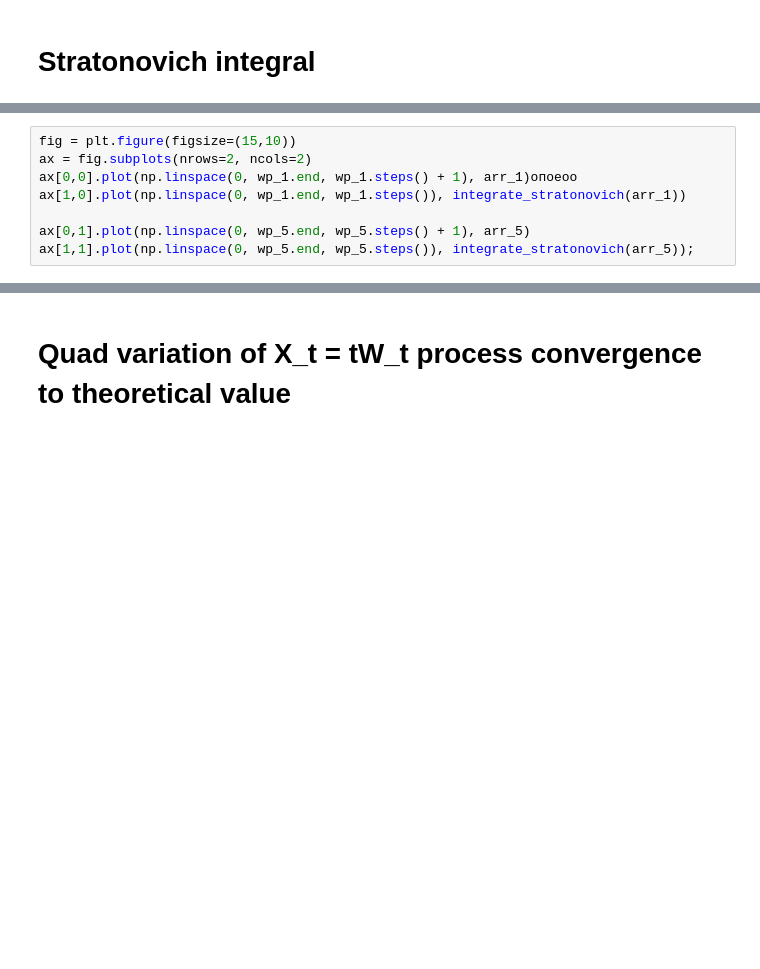
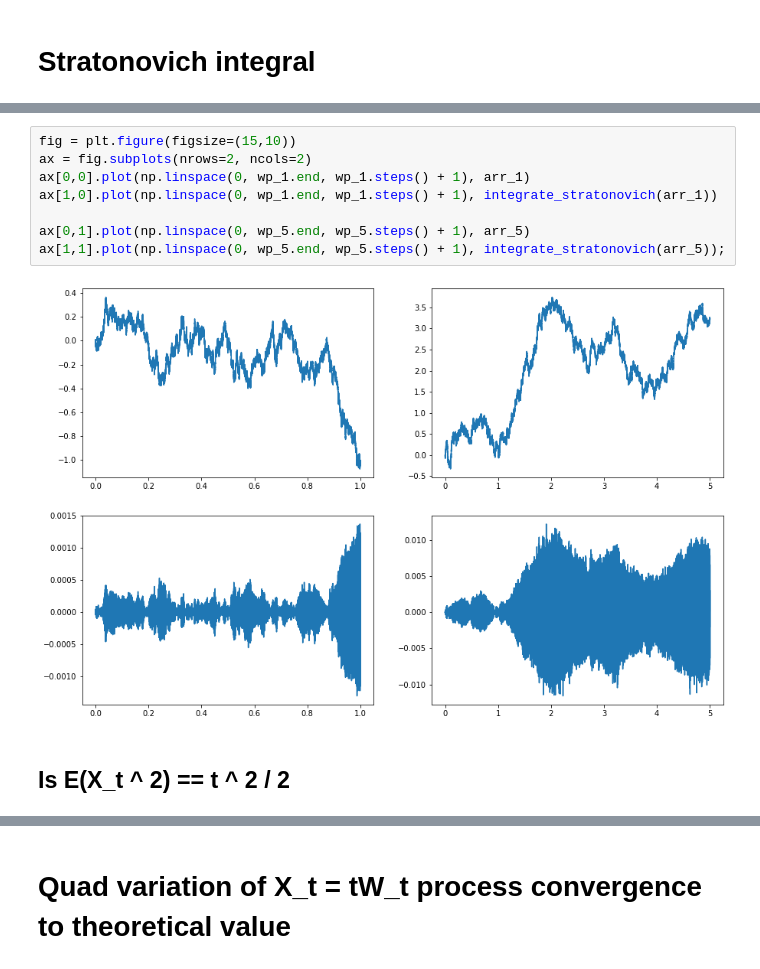
Before and after one commit to ShirshovDIM/Stochastick_calculus_edu, a Jupyter notebook: Process_integration.ipynb, the cells around one changed output, grey strips where cells are left out. Cells and saved outputs as stored; diff of their text form; blank space fills up the shorter version.

```diff
--- a/Process_integration.ipynb
+++ b/Process_integration.ipynb
@@ -116,8 +115,12 @@ Ito theoretical value: -4.359191702167793
 # %%
 fig = plt.figure(figsize=(15,10))
 ax = fig.subplots(nrows=2, ncols=2)
-ax[0,0].plot(np.linspace(0, wp_1.end, wp_1.steps() + 1), arr_1)опоеоо
-ax[1,0].plot(np.linspace(0, wp_1.end, wp_1.steps()), integrate_stratonovich(arr_1))
+ax[0,0].plot(np.linspace(0, wp_1.end, wp_1.steps() + 1), arr_1)
+ax[1,0].plot(np.linspace(0, wp_1.end, wp_1.steps() + 1), integrate_stratonovich(arr_1))
 
 ax[0,1].plot(np.linspace(0, wp_5.end, wp_5.steps() + 1), arr_5)
-ax[1,1].plot(np.linspace(0, wp_5.end, wp_5.steps()), integrate_stratonovich(arr_5));
+ax[1,1].plot(np.linspace(0, wp_5.end, wp_5.steps() + 1), integrate_stratonovich(arr_5));
+# %% [output]
+[figure, added]
+# %% [markdown]
+## Is E(X_t ^ 2) == t ^ 2 / 2
```
Also changed, not shown: parts of 11 cells of this notebook.
